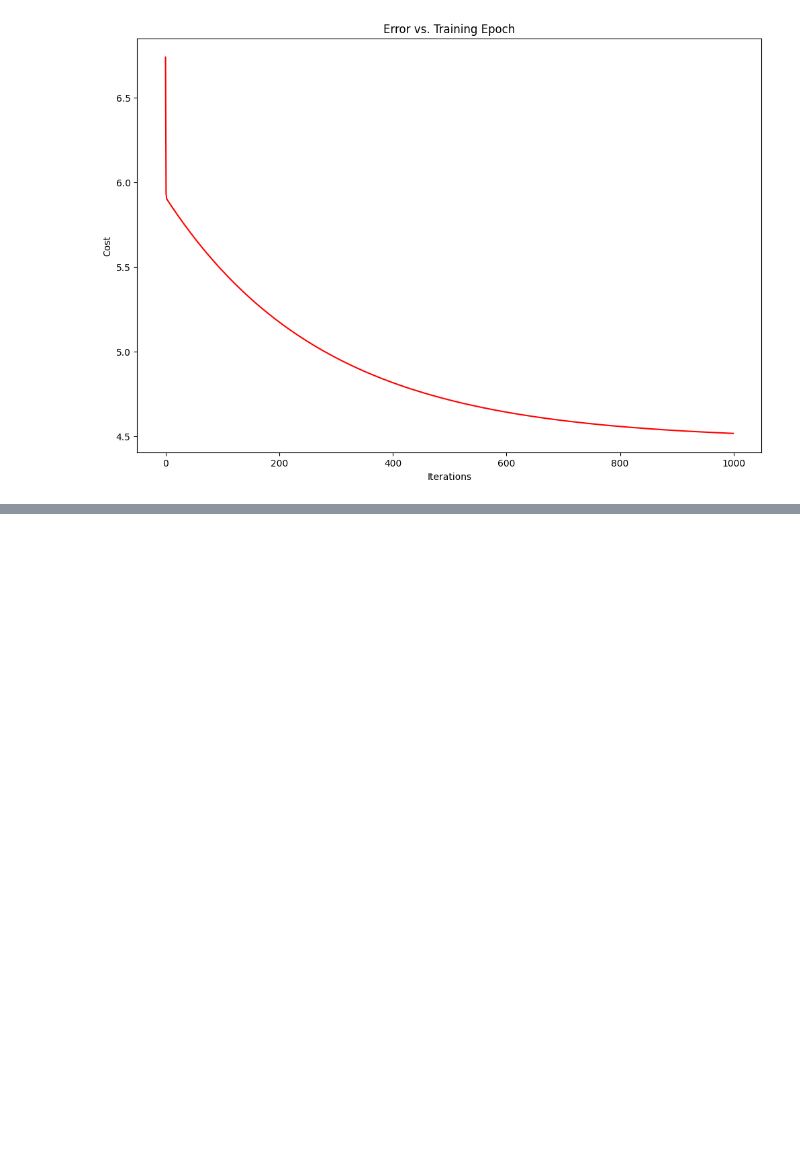
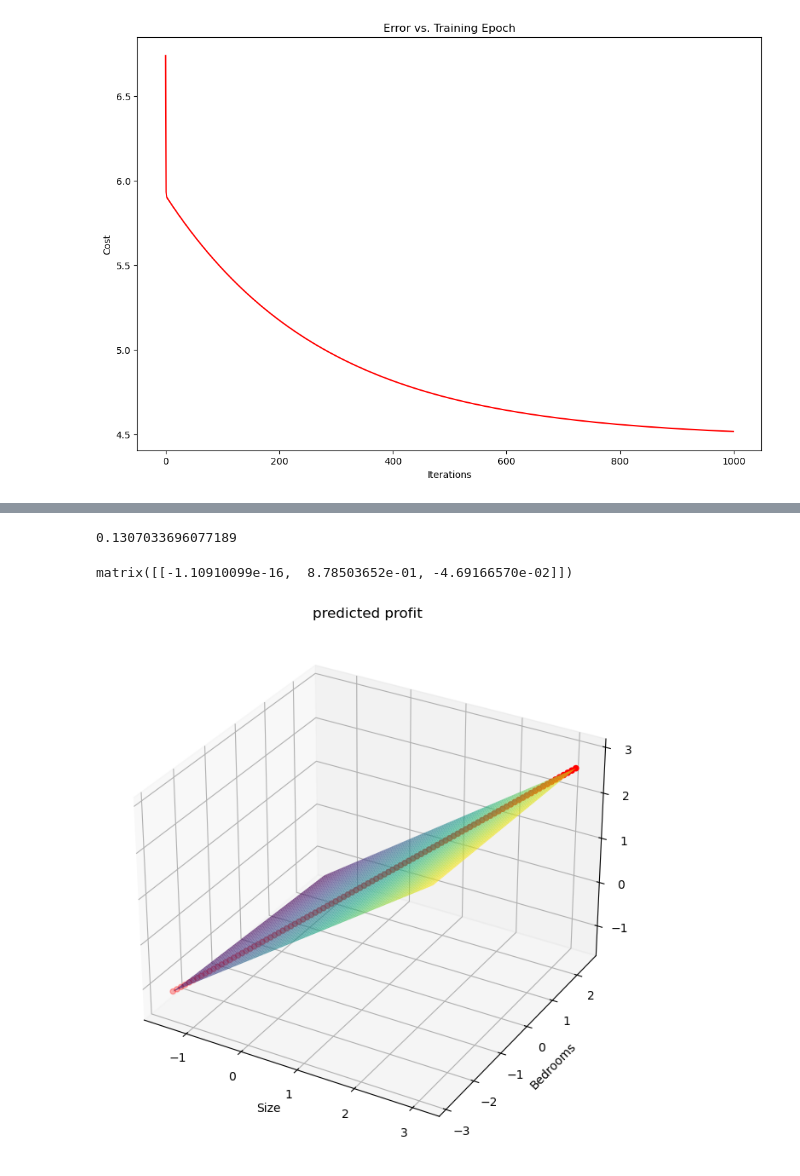
Before and after one commit to MAOJIUTT/MachineLearning, a Jupyter notebook: homework/ex1/my_solution.ipynb, the cells around one changed output, grey strips where cells are left out. Cells and saved outputs as stored; diff of their text form; code cells hidden in the pictures; blank space fills up the shorter version.

```diff
--- a/homework/ex1/my_solution.ipynb
+++ b/homework/ex1/my_solution.ipynb
@@ -220,0 +241,3 @@ plt.show()
+# %%
+data2 = (data2 - data2.mean()) / data2.std()
+data2.head()
@@ -220,0 +251,51 @@ plt.show()
+# %%
+data2.insert(0, 'Ones', 1)
+
+cols = data2.shape[1]
+X2 = data2.iloc[:, 0:cols-1]        # 前三列作为x，因为房子大小和卧室数量是影响因素
+y2 = data2.iloc[:, cols-1:cols]     # 最后一列作为y，因为我们最终是要预测房价
+
+X2 = np.matrix(X2.values)
+y2 = np.matrix(y2.values)
+theta2 = np.matrix(np.zeros((1, 3)))
+
+result2_theta, cost2 = batchGradientDescent(X2, y2, theta2, alpha, iterations)
+
+computeCost(X2, y2, result2_theta)
+# %% [output]
+0.1307033696077189
+# %%
+result2_theta
+# %% [output]
+matrix([[-1.10910099e-16,  8.78503652e-01, -4.69166570e-02]])
+# %%
+fig = plt.figure(figsize=(12, 8))
+ax = fig.add_subplot(111, projection='3d')
+
+x_1 = np.linspace(data2.Size.min(), data2.Size.max(), 100)
+x_2 = np.linspace(data2.Bedrooms.min(), data2.Bedrooms.max(), 100)
+
+# 将 x_1 和 x_2 转换为网格矩阵 X 和 Y, X 和 Y 都是 100x100 的二维数组。
+X, Y = np.meshgrid(x_1, x_2)
+
+# 二维的结果
+fitting_function2_2d = result2_theta[0, 0] + (result2_theta[0, 1] * X) + (result2_theta[0, 2] * Y)
+
+# 绘制三维曲面图，绘制三维图像需要二维数据
+surface = ax.plot_surface(X, Y, fitting_function2_2d, cmap='viridis', alpha=0.7)
+
+# 一维的结果
+fitting_function2_1d = result2_theta[0, 0] + (result2_theta[0, 1] * x_1) + (result2_theta[0, 2] * x_2)
+
+# 绘制三维散点图，绘制三维散点需要一维数据
+scatter = ax.scatter(x_1, x_2, fitting_function2_1d, c='r', marker='o')
+
+# 设置标签
+ax.set_title('predicted profit')
+ax.set_xlabel('Size')
+ax.set_ylabel('Bedrooms')
+ax.set_zlabel('Price')
+
+plt.show()
+# %% [output]
+[figure, added]
```
Also changed, not shown: parts of 7 cells of this notebook, 2 other files.
